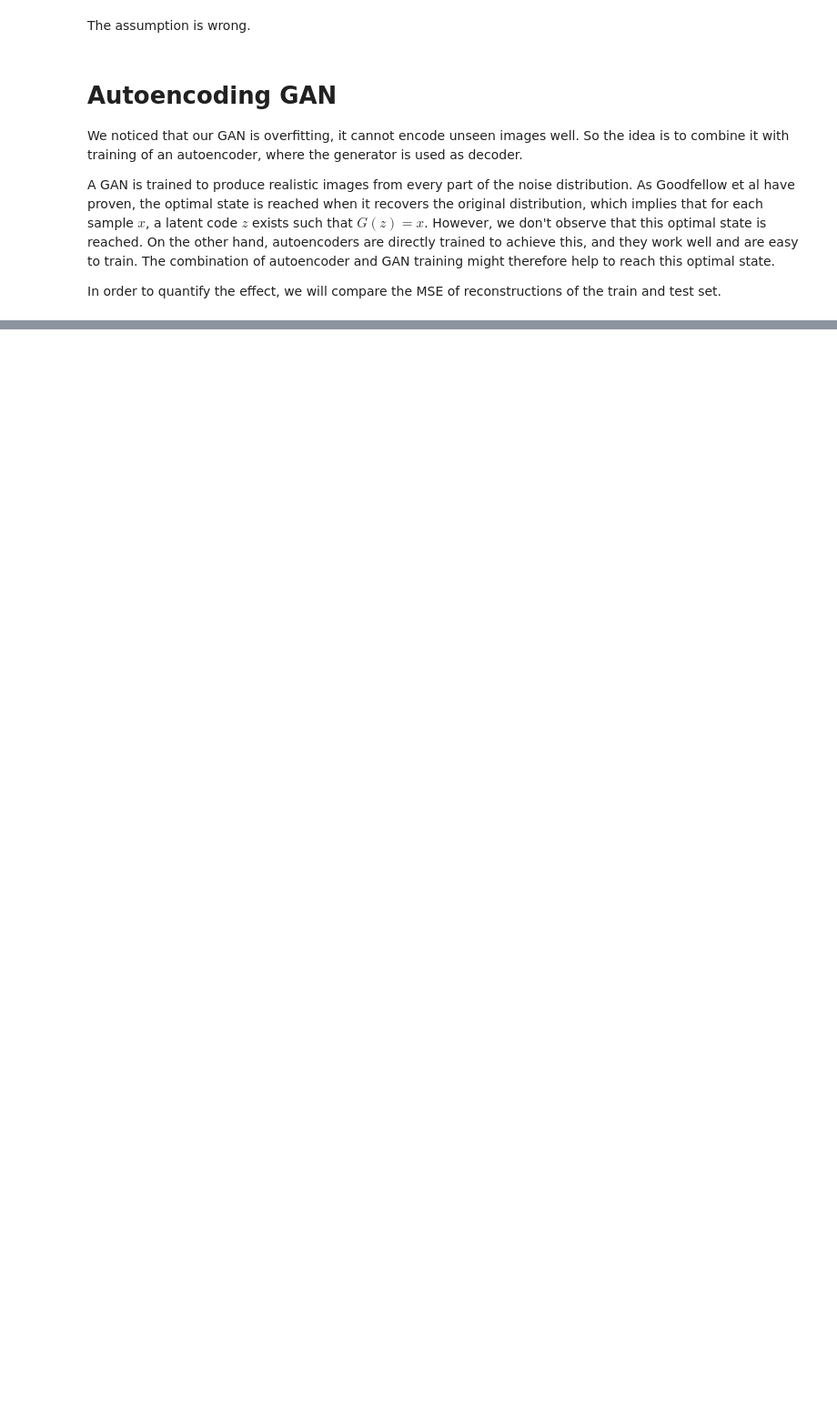
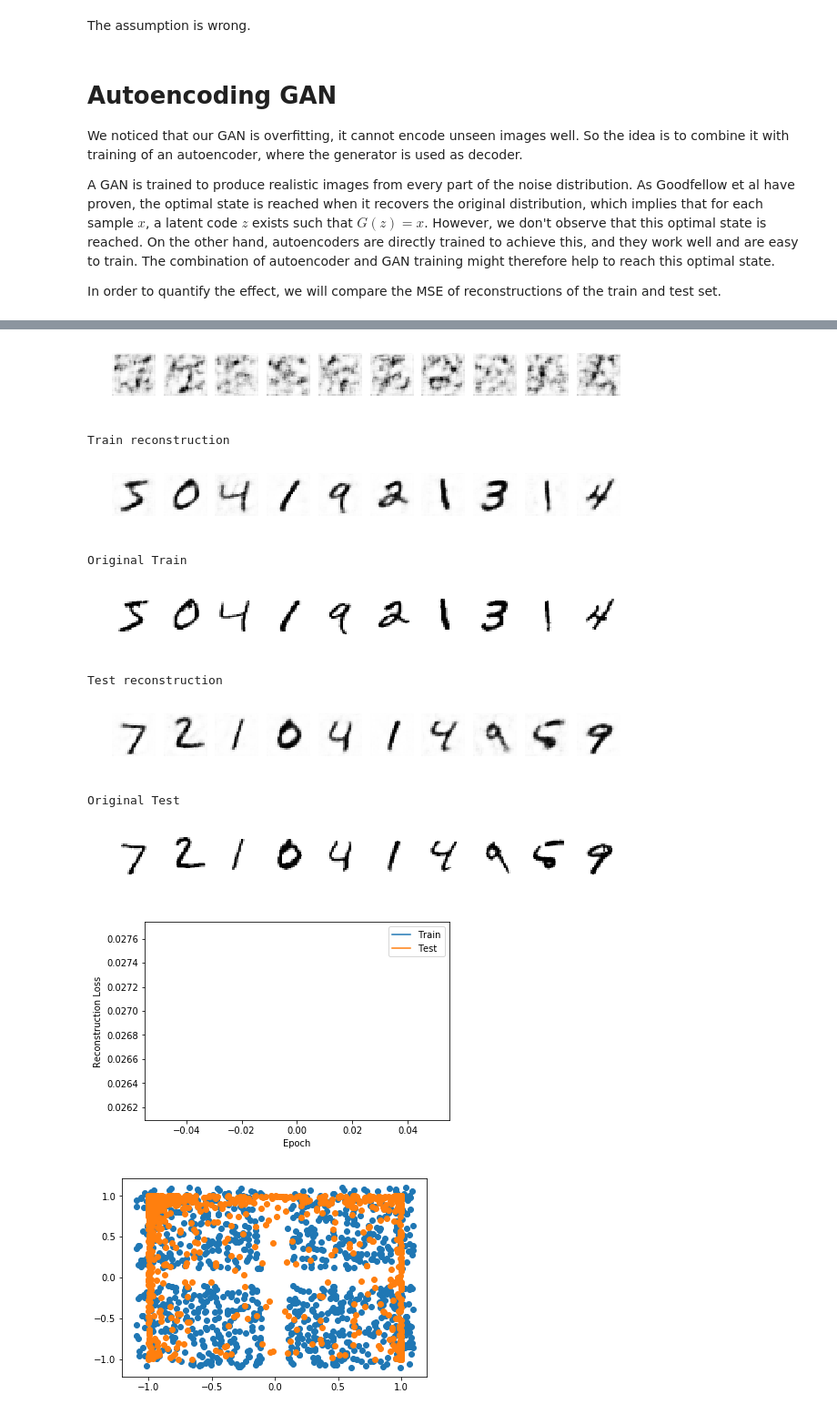
Before and after one commit to nielsrolf/GAN-TUBerlin, a Jupyter notebook: colab_gan_that_imports_from_github.ipynb, the cells around one changed output, grey strips where cells are left out. Shown at 91% size. Cells and saved outputs as stored; diff of their text form; code cells hidden in the pictures; blank space fills up the shorter version.

```diff
--- a/colab_gan_that_imports_from_github.ipynb
+++ b/colab_gan_that_imports_from_github.ipynb
@@ -601,15 +604,27 @@ Original Test
 # %%
 aegan = AutoencodingGAN(gan.Unconnected(100))
 
 period = 10
 overfitting_measure = OverfittingCallback(aegan, X_train[:100], X_test[:100], Inverser=aegan.encode)
-inverse_distribution = InverseDistributionCallback(gan, X_test[:1000], inverse=aegan.encode, show_samples=False)
+inverse_distribution = InverseDistributionCallback(aegan, X_test[:1000], inverse=aegan.encode, show_samples=False)
 
 train_callbacks = [
     (callbacks.EvolvingImageCallback(aegan).plot, 1),
     (overfitting_measure.track, 1),
     (overfitting_measure.plot, 1),
     (inverse_distribution.plot, 1)
 ]
 
 aegan.train(X_train, epochs=10, batch_size=128, callbacks=train_callbacks, d_steps=0, g_steps=0)
+# %% [output]
+[figure, added]
+Train reconstruction
+[figure, added]
+Original Train
+[figure, added]
+Test reconstruction
+[figure, added]
+Original Test
+[figure, added]
+[figure, added]
+[figure, added]
```
Also changed, not shown: parts of 14 cells of this notebook.
